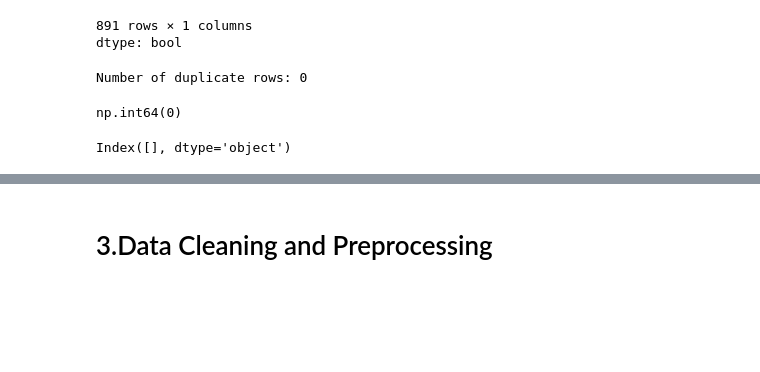
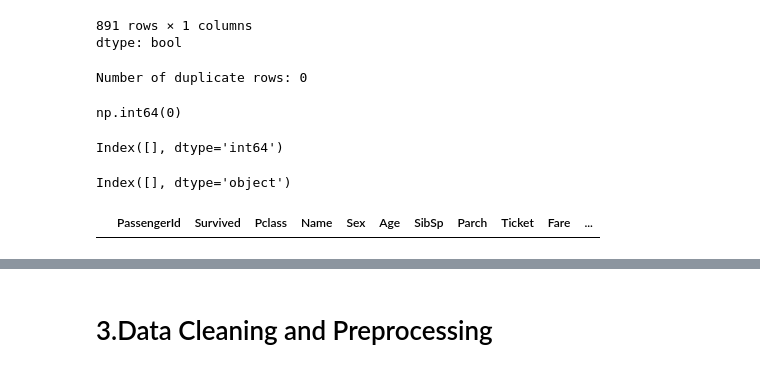
Before and after one commit to FabriceGhislain7/data-analytics-portfoglio, a Jupyter notebook: titanic_project_python/main.ipynb, the cells around one changed output, grey strips where cells are left out. Saved outputs shown, nothing was run; the diff lists cells and outputs as text; code cells hidden in the pictures; blank space fills up the shorter version.

```diff
--- a/titanic_project_python/main.ipynb
+++ b/titanic_project_python/main.ipynb
@@ -239,8 +286,8 @@ dtype: int64
 # %%
 # Check for duplicate rows in the dataset
 
-duplicates_rows = data.duplicated()
-duplicates_rows
+data_dup_rows = data.duplicated()
+data_dup_rows
 # %% [output]
 |  | 0 |
 | 0 | False |
@@ -264,6 +311,12 @@ duplicates_rows.sum()
 # %% [output]
 Number of duplicate rows: 0
 np.int64(0)
+# %%
+# Get the index of duplicate rows
+data_dup_rows_ind = data_dup_rows[data_dup_rows].index
+data_dup_rows_ind
+# %% [output]
+Index([], dtype='int64')
 # %%
 # Identify columns where all values are missing
 
@@ -271,6 +324,12 @@ all_null_columns = data.columns[data.isnull().all()]
 print(all_null_columns)
 # %% [output]
 Index([], dtype='object')
+# %%
+# Create a DataFrame containing only duplicate rows for inspection
+df_data_dup = data[data_dup_rows]
+df_data_dup
+# %% [output]
+|  | PassengerId | Survived | Pclass | Name | Sex | Age | SibSp | Parch | Ticket | Fare | ... |
 # %%
 # Check the memory usage of the dataset
 print(data.memory_usage())
```
Also changed, not shown: parts of 24 cells of this notebook.
